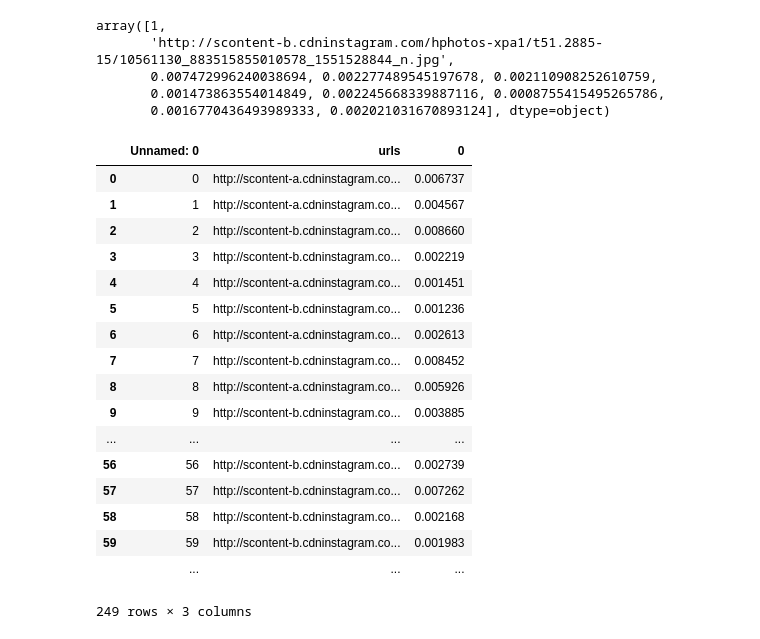
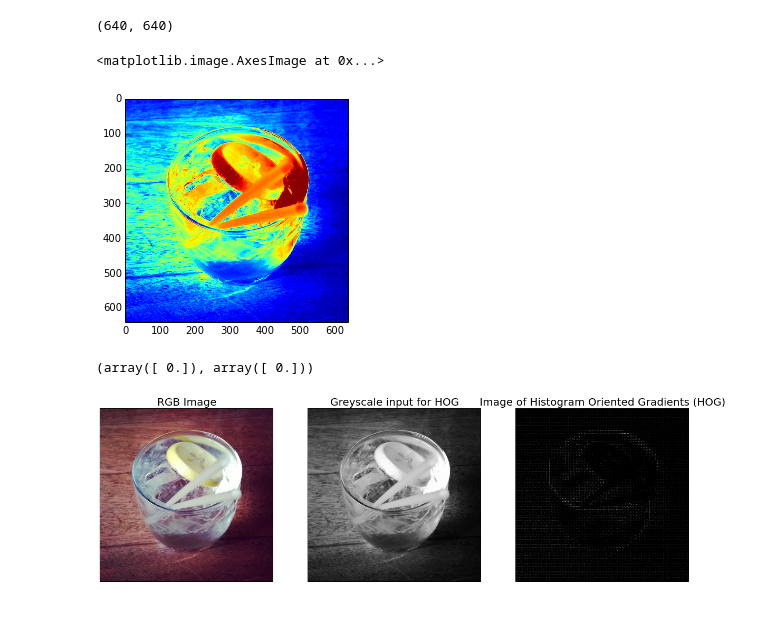
Before and after one commit to kaylanb/SkinApp, a Jupyter notebook: Testing.ipynb, the cells around one changed output. Saved outputs shown, nothing was run; the diff lists cells and outputs as text; code cells hidden in the pictures; blank space fills up the shorter version.

Commit message:
fixed bugs in machine_learn/HOG/predict_on_UploadImage.py, it now outputs prediction of what is in image and makes 3 figure plot for image of HO,rgb,greyscale images

```diff
--- a/Testing.ipynb
+++ b/Testing.ipynb
@@ -206,29 +21,0 @@ a.to_csv
-# %%
-TrainX[0,0:10]
-# %% [output]
-array([1,
-       'http://scontent-b.cdninstagram.com/hphotos-xpa1/t51.2885-15/10561130_883515855010578_1551528844_n.jpg',
-       0.007472996240038694, 0.002277489545197678, 0.002110908252610759,
-       0.001473863554014849, 0.002245668339887116, 0.0008755415495265786,
-       0.0016770436493989333, 0.002021031670893124], dtype=object)
-# %%
-Food[[0,1,2]]
-# %% [output]
-|  | Unnamed: 0 | urls | 0 |
-| 0 | 0 | http://scontent-a.cdninstagram.co... | 0.006737 |
-| 1 | 1 | http://scontent-a.cdninstagram.co... | 0.004567 |
-| 2 | 2 | http://scontent-b.cdninstagram.co... | 0.008660 |
-| 3 | 3 | http://scontent-b.cdninstagram.co... | 0.002219 |
-| 4 | 4 | http://scontent-a.cdninstagram.co... | 0.001451 |
-| 5 | 5 | http://scontent-b.cdninstagram.co... | 0.001236 |
-| 6 | 6 | http://scontent-a.cdninstagram.co... | 0.002613 |
-| 7 | 7 | http://scontent-b.cdninstagram.co... | 0.008452 |
-| 8 | 8 | http://scontent-a.cdninstagram.co... | 0.005926 |
-| 9 | 9 | http://scontent-b.cdninstagram.co... | 0.003885 |
-| ... | ... | ... | ... |
-| 56 | 56 | http://scontent-b.cdninstagram.co... | 0.002739 |
-| 57 | 57 | http://scontent-b.cdninstagram.co... | 0.007262 |
-| 58 | 58 | http://scontent-b.cdninstagram.co... | 0.002168 |
-| 59 | 59 | http://scontent-b.cdninstagram.co... | 0.001983 |
-|  | ... | ... | ... |
-249 rows × 3 columns
@@ -234,0 +79,24 @@ Food[[0,1,2]]
+# %%
+#testing
+# import matplotlib.image as mpimg
+# file='uploads/engage_1ps.jpg'
+# img= mpimg.imread(file)
+
+print img.shape
+plt.imshow(img)
+# %% [output]
+(640, 640)
+<matplotlib.image.AxesImage at 0x...>
+[figure, added]
+# %%
+file="machine_learn/training_image_urls/NewTraining_Food_everyones.txt"
+urls=np.loadtxt(file,dtype="str")
+url=urls[11]
+read= urllib2.urlopen(url).read()
+obj = Image.open( cStringIO.StringIO(read) )
+rgb_img= np.array(obj)
+grey_img = np.array(obj.convert('L'))
+Hog_predict_UploadImage(grey_img,file,rgb_img)
+# %% [output]
+(array([ 0.]), array([ 0.]))
+[figure, added]
```
Also changed, not shown: parts of 27 cells of this notebook, 1 other file.
